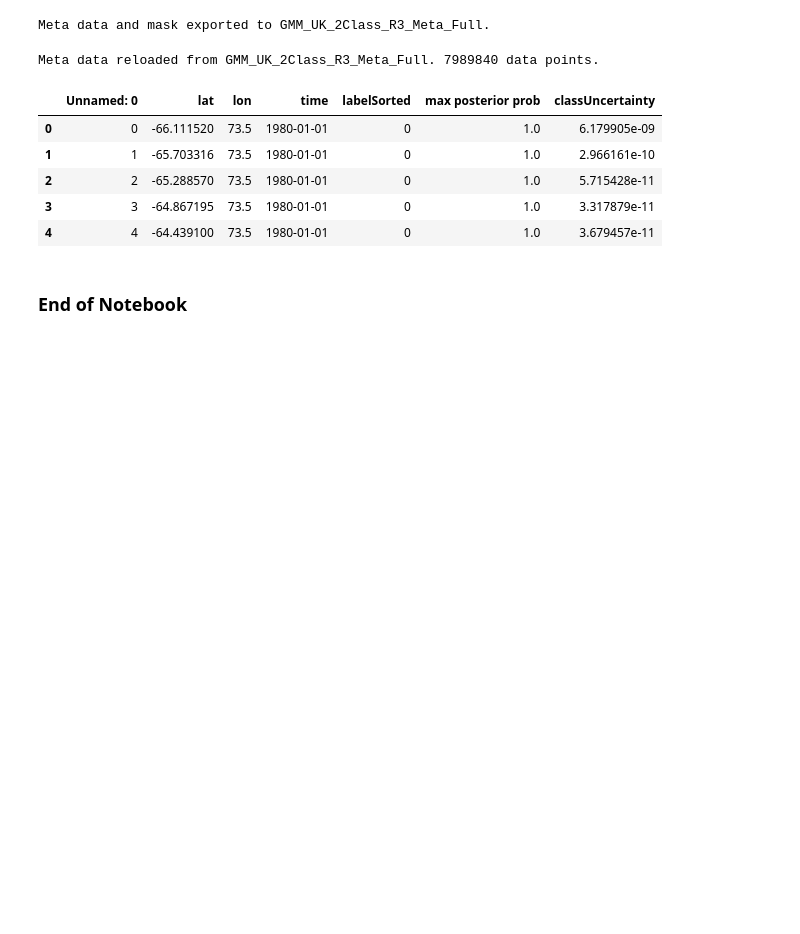
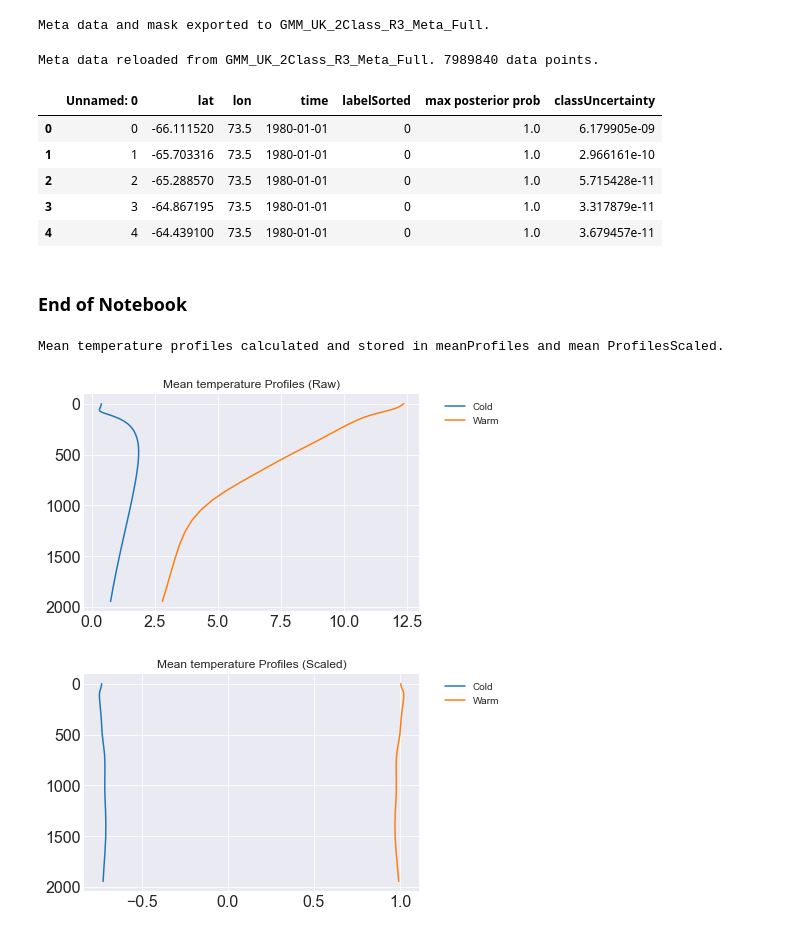
Before and after one commit to el1247/BAS_AI4ER_SAM, a Jupyter notebook: notebooks/exploratory/3.1_el_GMMTemperatureProfileClassification2_R3B.ipynb, the cells around one changed output. Cells and saved outputs as stored; diff of their text form; code cells hidden in the pictures; blank space fills up the shorter version.

Commit message:
File Rename and temperature curve investigation

```diff
--- a/notebooks/exploratory/3.1_el_GMMTemperatureProfileClassification2_R3B.ipynb
+++ b/notebooks/exploratory/3.1_el_GMMTemperatureProfileClassification2_R3B.ipynb
@@ -900,3 +900,24 @@ Meta data reloaded from GMM_UK_2Class_R3_Meta_Full. 7989840 data points.
 | 4 | 4 | -64.439100 | 73.5 | 1980-01-01 | 0 | 1.0 | 3.679457e-11 |
 # %% [markdown]
 ### End of Notebook
+# %%
+#Mean temp profile calculation cell
+meanProfiles = sampleDFSortMeans.iloc[:,5:].to_numpy()
+meanProfilesScaled = scalerLoad.transform(meanProfiles)
+print("Mean temperature profiles calculated and stored in meanProfiles and mean ProfilesScaled.")
+# %% [output]
+Mean temperature profiles calculated and stored in meanProfiles and mean ProfilesScaled.
+# %%
+#Mean temp profile plotting cell
+tempPointPlot(meanProfiles[0],"Cold", "Mean temperature Profiles (Raw)", 1)
+tempPointPlot(meanProfiles[1],"Warm", "Mean temperature Profiles (Raw)", 1)
+plt.gca().invert_yaxis()
+
+tempPointPlot(meanProfilesScaled[0],"Cold", "Mean temperature Profiles (Scaled)", 2)
+tempPointPlot(meanProfilesScaled[1],"Warm", "Mean temperature Profiles (Scaled)", 2)
+plt.gca().invert_yaxis()
+print("Mean profiles raw and scaled plotted")
+plt.show()
+# %% [output]
+[figure, added]
+[figure, added]
```
Also changed, not shown: parts of 2 cells of this notebook, 1 other file.
